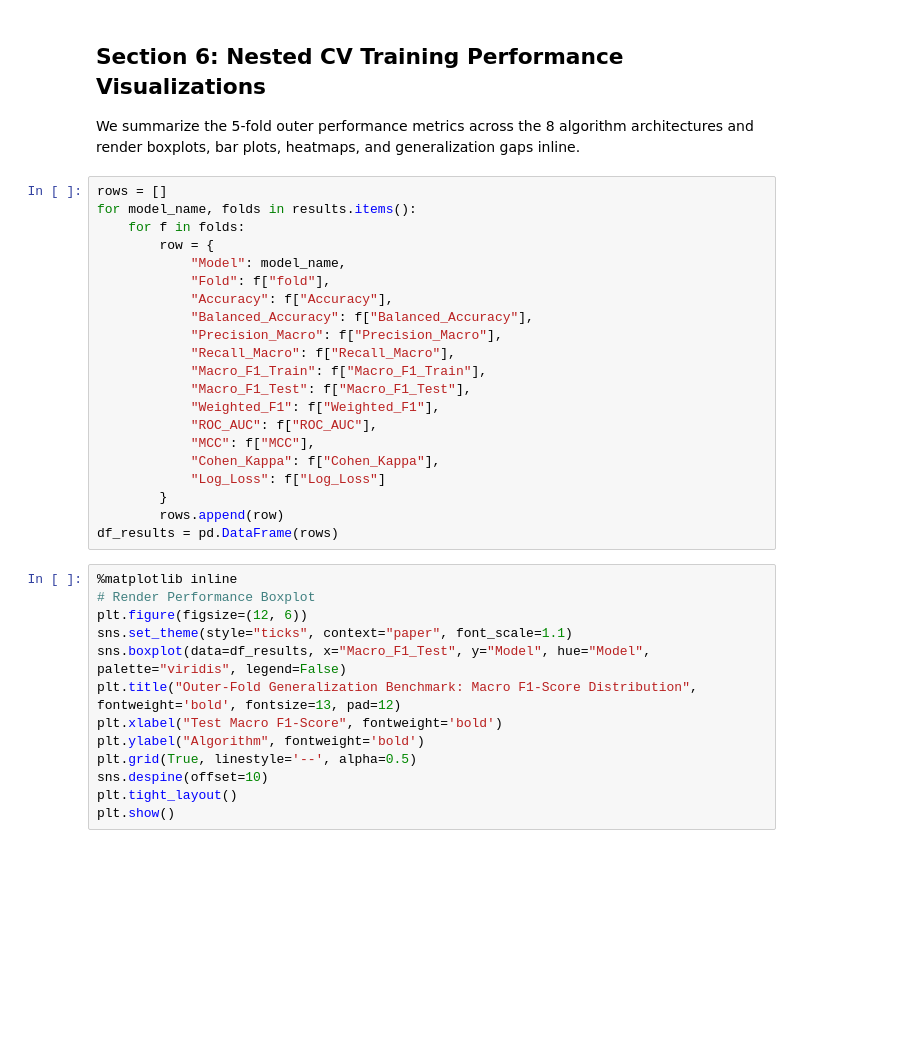
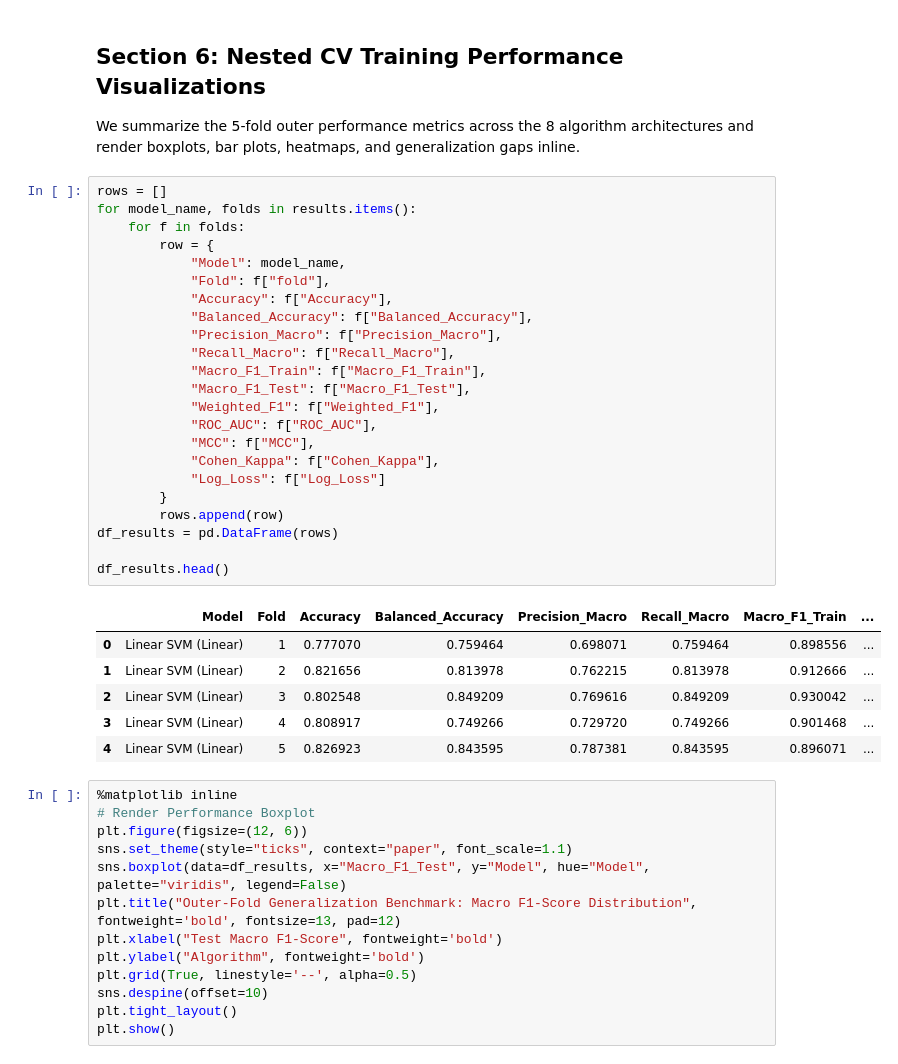
Before and after one commit to shubhamkjha369/OncoResolve-Breast-Cancer-Transcriptomics, a Jupyter notebook: notebooks/OncoResolve_Model_Training_Validation_Pipeline.ipynb, the cells around one changed output. Cells and saved outputs as stored; diff of their text form; blank space fills up the shorter version.

```diff
--- a/notebooks/OncoResolve_Model_Training_Validation_Pipeline.ipynb
+++ b/notebooks/OncoResolve_Model_Training_Validation_Pipeline.ipynb
@@ -469,24 +452,33 @@ We summarize the 5-fold outer performance metrics across the 8 algorithm archite
 # %%
 rows = []
 for model_name, folds in results.items():
     for f in folds:
         row = {
             "Model": model_name,
             "Fold": f["fold"],
             "Accuracy": f["Accuracy"],
             "Balanced_Accuracy": f["Balanced_Accuracy"],
             "Precision_Macro": f["Precision_Macro"],
             "Recall_Macro": f["Recall_Macro"],
             "Macro_F1_Train": f["Macro_F1_Train"],
             "Macro_F1_Test": f["Macro_F1_Test"],
             "Weighted_F1": f["Weighted_F1"],
             "ROC_AUC": f["ROC_AUC"],
             "MCC": f["MCC"],
             "Cohen_Kappa": f["Cohen_Kappa"],
             "Log_Loss": f["Log_Loss"]
         }
         rows.append(row)
 df_results = pd.DataFrame(rows)
+
+df_results.head()
+# %% [output]
+|  | Model | Fold | Accuracy | Balanced_Accuracy | Precision_Macro | Recall_Macro | Macro_F1_Train | ... |
+| 0 | Linear SVM (Linear) | 1 | 0.777070 | 0.759464 | 0.698071 | 0.759464 | 0.898556 | ... |
+| 1 | Linear SVM (Linear) | 2 | 0.821656 | 0.813978 | 0.762215 | 0.813978 | 0.912666 | ... |
+| 2 | Linear SVM (Linear) | 3 | 0.802548 | 0.849209 | 0.769616 | 0.849209 | 0.930042 | ... |
+| 3 | Linear SVM (Linear) | 4 | 0.808917 | 0.749266 | 0.729720 | 0.749266 | 0.901468 | ... |
+| 4 | Linear SVM (Linear) | 5 | 0.826923 | 0.843595 | 0.787381 | 0.843595 | 0.896071 | ... |
 # %%
 %matplotlib inline
 # Render Performance Boxplot
```
Also changed, not shown: parts of 8 cells of this notebook, 6 other files.
